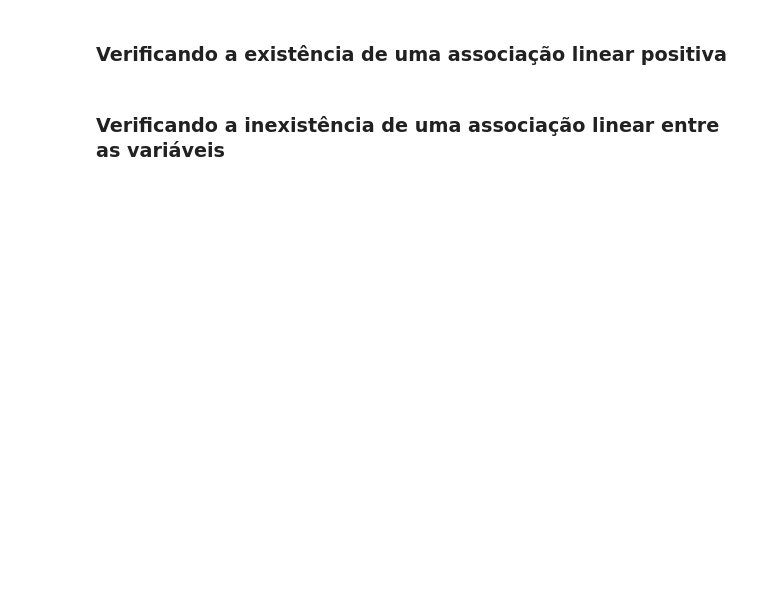
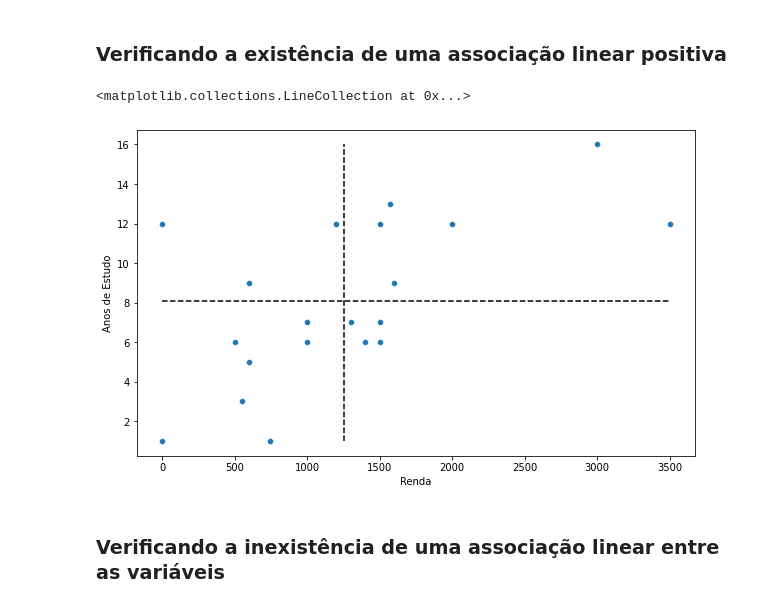
Before and after one commit to Daniel-ASG/Course_Classes, a Jupyter notebook: Curso_de_Estatística_Parte_4.ipynb, the cells around one changed output. Drawn from its saved outputs; the diff is of its cells as text; code cells hidden in the pictures; blank space fills up the shorter version.

```diff
--- a/Curso_de_Estatística_Parte_4.ipynb
+++ b/Curso_de_Estatística_Parte_4.ipynb
@@ -218,4 +362,15 @@ Finalmente, se os pontos estiverem uniformemente distribuídos pelos quadrantes,
 # %% [markdown]
 ### Verificando a existência de uma associação linear positiva
+# %%
+x = amostra.Renda
+y = amostra['Anos de Estudo']
+
+ax = sns.scatterplot(x,y)
+ax.figure.set_size_inches(10,6)
+ax.hlines(y.mean(), x.min(), x.max(), colors='black', linestyles='dashed')
+ax.vlines(x.mean(), y.min(), y.max(), colors='black', linestyles='dashed')
+# %% [output]
+<matplotlib.collections.LineCollection at 0x...>
+[figure, added]
 # %% [markdown]
 ### Verificando a inexistência de uma associação linear entre as variáveis
```
Also changed, not shown: parts of 27 cells of this notebook.
